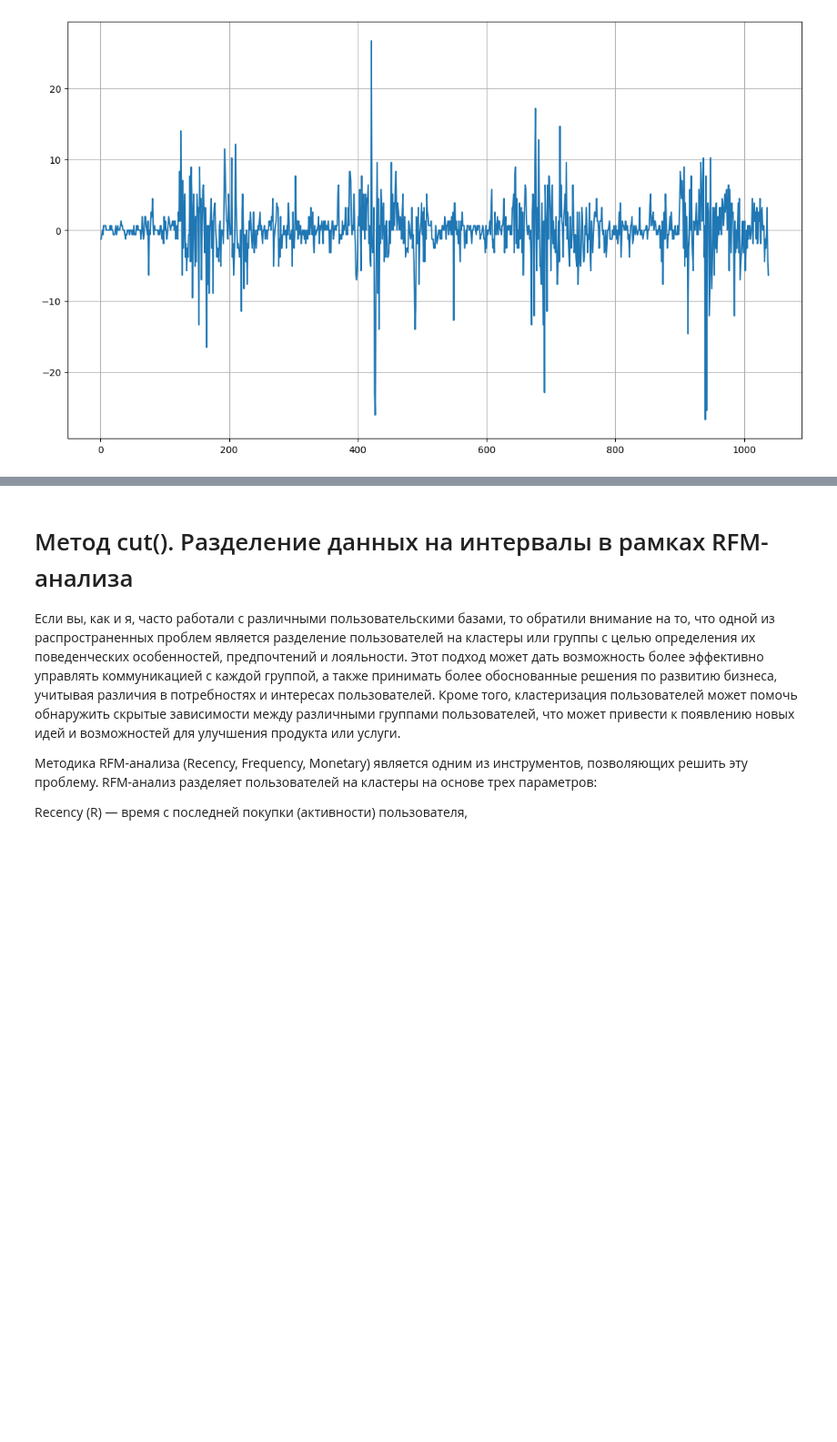
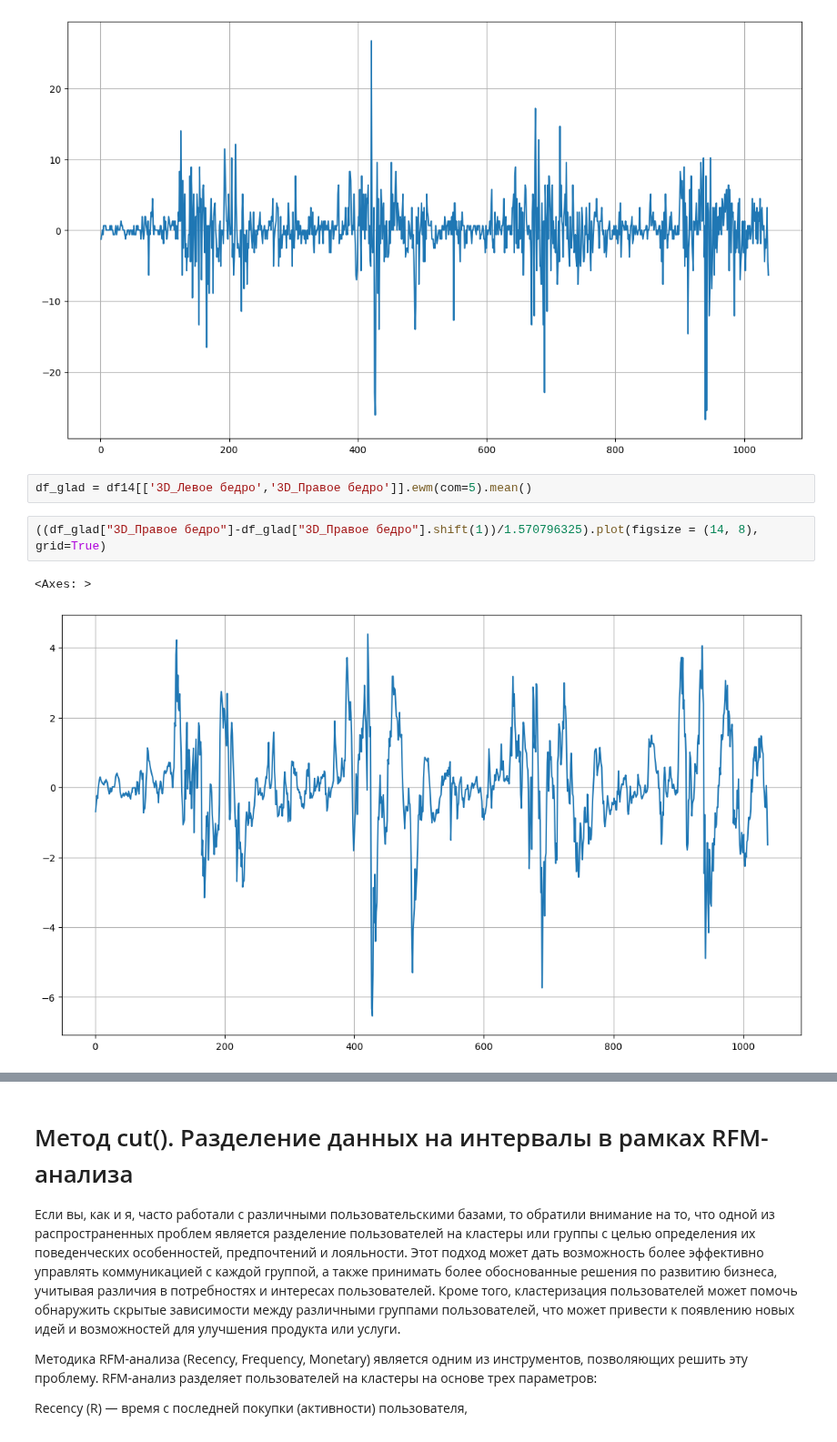
Before and after one commit to vn322/Sport-University, a Jupyter notebook: Биомеханический_анализ_выполнения_приёма_Учи_Мата_в_дзюдо.ipynb, the cells around one changed output, grey strips where cells are left out. Shown at 91% size. Saved outputs shown, nothing was run; the diff lists cells and outputs as text; blank space fills up the shorter version.

```diff
--- a/Биомеханический_анализ_выполнения_приёма_Учи_Мата_в_дзюдо.ipynb
+++ b/Биомеханический_анализ_выполнения_приёма_Учи_Мата_в_дзюдо.ipynb
@@ -798,3 +798,10 @@ pi=3.1415926535897932384626433832795
 # %% [output]
 <Axes: >
 [figure]
+# %%
+df_glad = df14[['3D_Левое бедро','3D_Правое бедро']].ewm(com=5).mean()
+# %%
+((df_glad["3D_Правое бедро"]-df_glad["3D_Правое бедро"].shift(1))/1.570796325).plot(figsize = (14, 8), grid=True)
+# %% [output]
+<Axes: >
+[figure, added]
```
Also changed, not shown: parts of 1 cell of this notebook.
